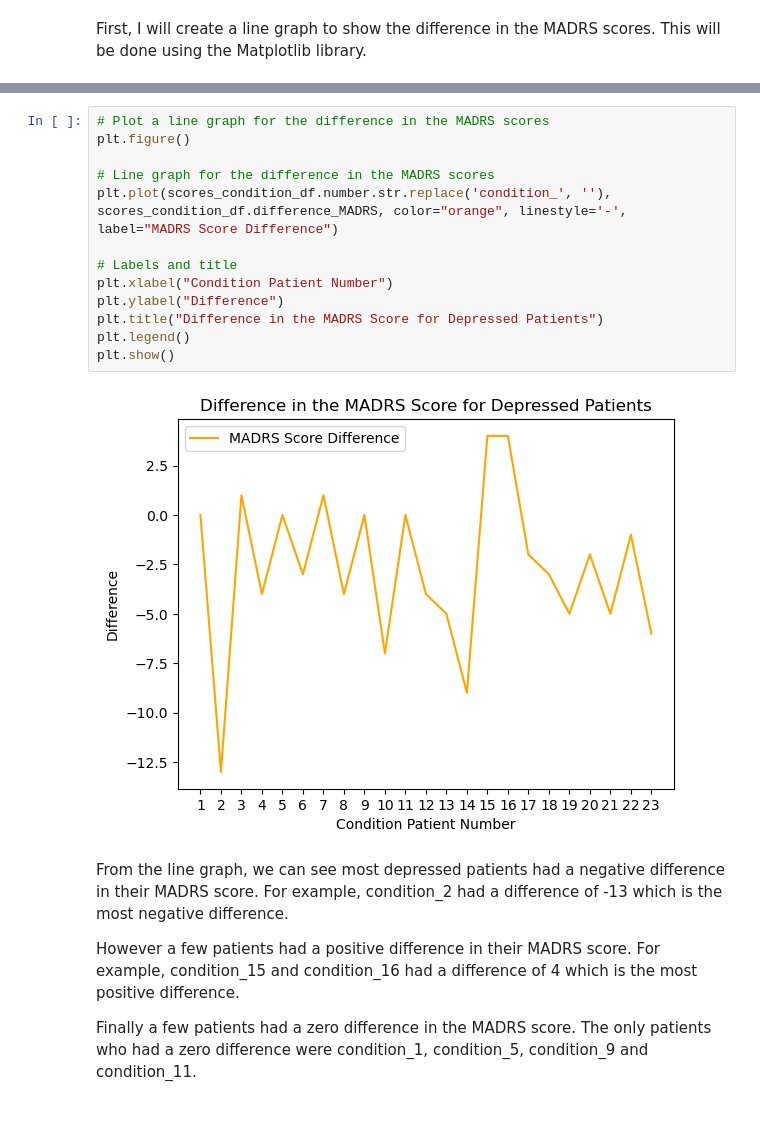
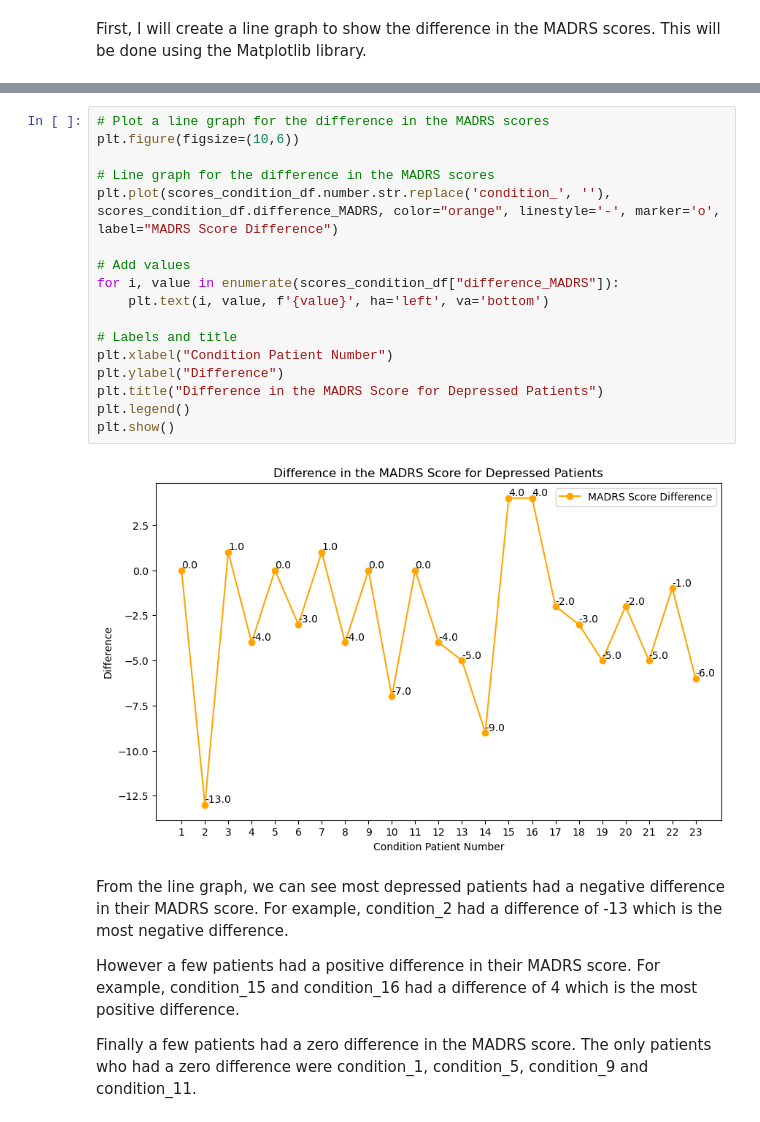
Before and after one commit to KADev2022/CS3IP, a Jupyter notebook: Statistical Analysis Experiment for Depression.ipynb, the cells around one changed output, grey strips where cells are left out. Drawn from its saved outputs; the diff is of its cells as text.

```diff
--- a/Statistical Analysis Experiment for Depression.ipynb
+++ b/Statistical Analysis Experiment for Depression.ipynb
@@ -729,18 +723,22 @@ scores_condition_df
 # %%
 # Plot a line graph for the difference in the MADRS scores
-plt.figure()
+plt.figure(figsize=(10,6))
 
 # Line graph for the difference in the MADRS scores
-plt.plot(scores_condition_df.number.str.replace('condition_', ''), scores_condition_df.difference_MADRS, color="orange", linestyle='-', label="MADRS Score Difference")
+plt.plot(scores_condition_df.number.str.replace('condition_', ''), scores_condition_df.difference_MADRS, color="orange", linestyle='-', marker='o', label="MADRS Score Difference")
+
+# Add values
+for i, value in enumerate(scores_condition_df["difference_MADRS"]):
+    plt.text(i, value, f'{value}', ha='left', va='bottom')
 
 # Labels and title
 plt.xlabel("Condition Patient Number")
 plt.ylabel("Difference")
 plt.title("Difference in the MADRS Score for Depressed Patients")
 plt.legend()
 plt.show()
 # %% [output]
-[figure, old version]
+[figure, new version]
 # %% [markdown]
 From the line graph, we can see most depressed patients had a negative difference in their MADRS score. For example, condition_2 had a difference of -13 which is the most negative difference.<br>
 
```
Also changed, not shown: parts of 10 cells of this notebook.
